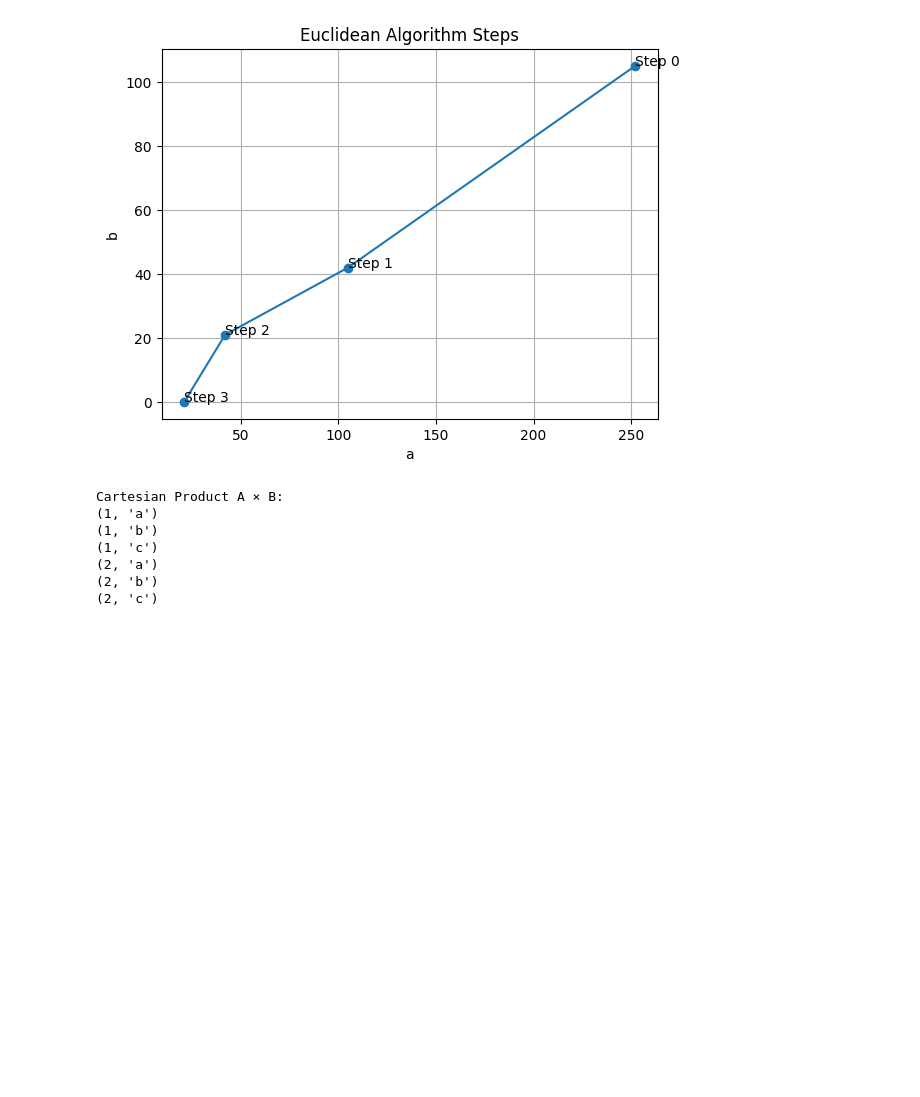
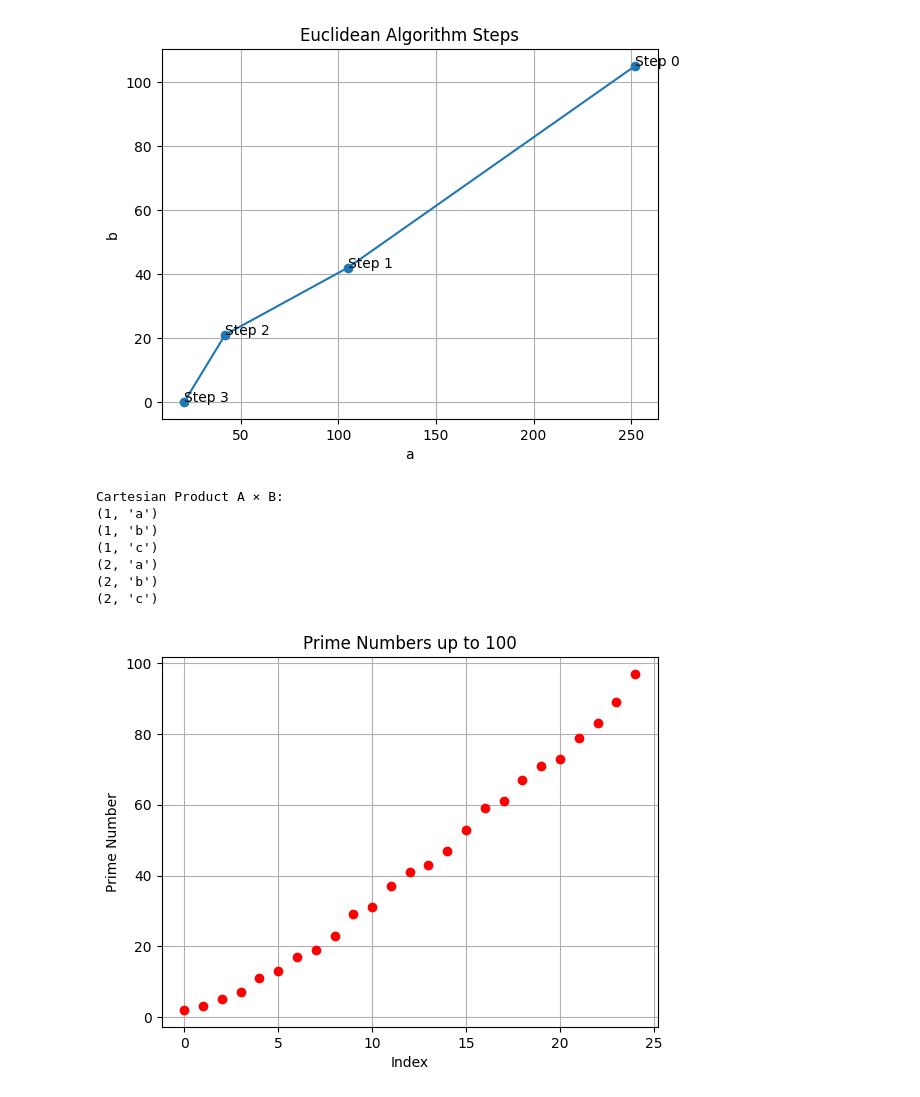
Before and after one commit to rmd360/machinelearningproject, a Jupyter notebook: Maths.ipynb, the cells around one changed output. Drawn from its saved outputs; the diff is of its cells as text; code cells hidden in the pictures; blank space fills up the shorter version.

```diff
--- a/Maths.ipynb
+++ b/Maths.ipynb
@@ -954,3 +954,24 @@ Cartesian Product A × B:
 (2, 'a')
 (2, 'b')
 (2, 'c')
+# %%
+def sieve(n):
+    primes = []
+    is_prime = [True] * (n+1)
+    for p in range(2, n+1):
+        if is_prime[p]:
+            primes.append(p)
+            for i in range(p*p, n+1, p):
+                is_prime[i] = False
+    return primes
+
+primes = sieve(100)
+
+plt.plot(primes, 'ro')
+plt.title("Prime Numbers up to 100")
+plt.xlabel("Index")
+plt.ylabel("Prime Number")
+plt.grid(True)
+plt.show()
+# %% [output]
+[figure, added]
```
Also changed, not shown: parts of 6 cells of this notebook.
